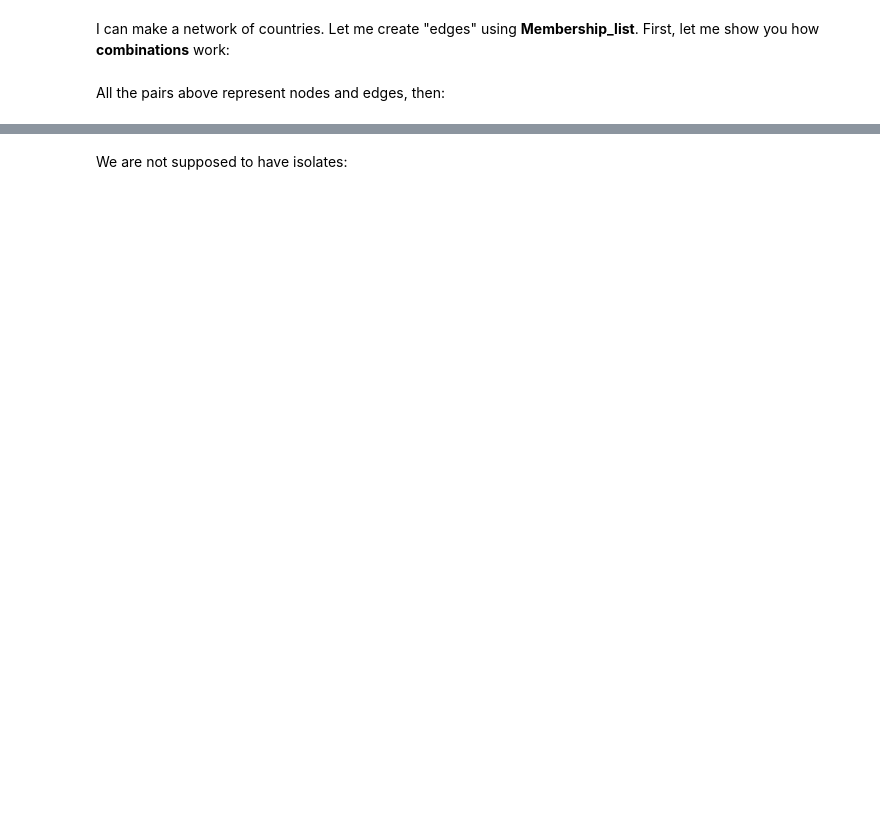
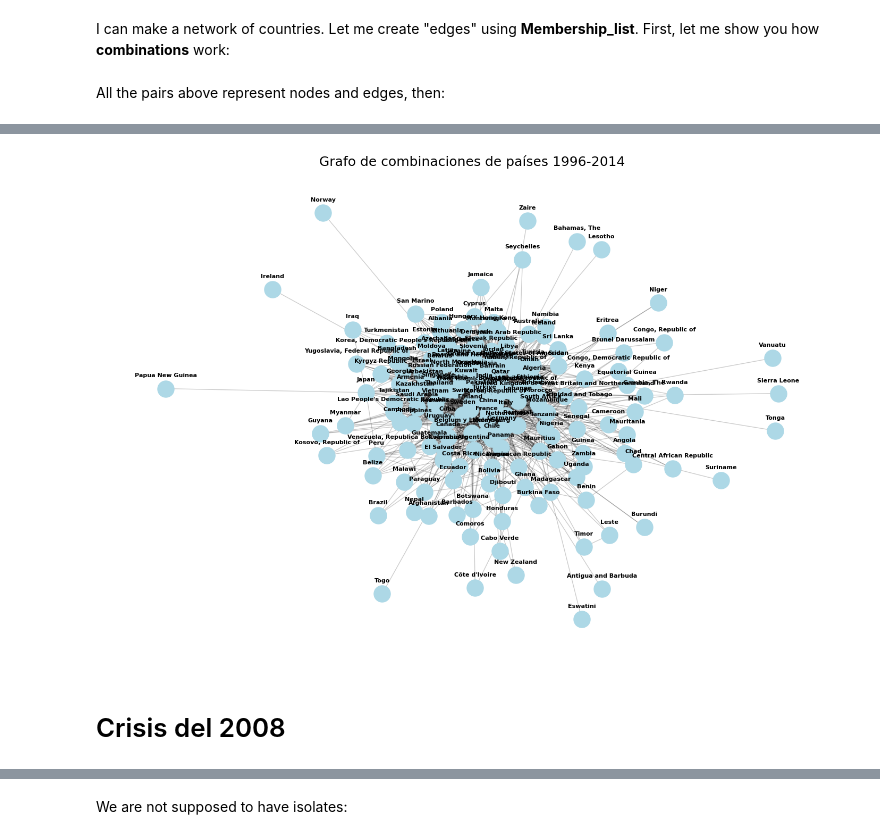
Before and after one commit to luccemhu/3-TAREA-1INT46-PUCP, a Jupyter notebook: index.ipynb, the cells around one changed output, grey strips where cells are left out. Drawn from its saved outputs; the diff is of its cells as text; code cells hidden in the pictures; blank space fills up the shorter version.

```diff
--- a/index.ipynb
+++ b/index.ipynb
@@ -568,0 +58,8 @@ tradeDF.info()
+# %%
+# Convertir los valores de 'ICSID Ref' a 'Yes' o 'No', dejando solo 'Yes'
+tradeDF['ICSID'] = tradeDF['ICSID'].str.strip().str.lower()  # Normalizar los valores
+tradeDF['ICSID'] = tradeDF['ICSID'].replace(['yes'], 'Yes')  # Convertir 'yes' a 'Yes'
+tradeDF['ICSID'] = tradeDF['ICSID'].replace(['no'], 'No')  # Convertir 'No' a 'No' (opcional)
+# %%
+# Reemplazar '/' por '-' en la columna 'Parties'
+tradeDF['parties'] = tradeDF['parties'].str.replace('/', '-', regex=False)
@@ -634,0 +140,20 @@ Let's count each time a tuple happens:
+# %%
+# Inicializar una lista para almacenar todas las combinaciones
+all_combinations = []
+
+# Iterar a través de todas las filas del DataFrame
+for index, row in tradeDF.iterrows():
+    # Extraer y dividir la cadena en una lista de países
+    parties_list = [party.strip() for party in row['parties'].split('-')]
+    # Generar todas las combinaciones de dos países
+    combinations_list = list(combinations(sorted(parties_list), 2))
+
+    # Agregar las combinaciones a la lista total
+    all_combinations.extend(combinations_list)
+# %%
+# Crear un grafo a partir de todas las combinaciones
+Framework_Agreement_Net = nx.Graph(all_combinations)
+# Mostrar información sobre el grafo
+print("Combinaciones de países:", all_combinations)
+print("Nodos del grafo:", Framework_Agreement_Net.nodes())
+print("Aristas del grafo:", Framework_Agreement_Net.edges())
@@ -634,0 +164,21 @@ Let's count each time a tuple happens:
+# %%
+# Dibujar el grafo con mejor visualización
+plt.figure(figsize=(18, 12))  # Aumentar el tamaño de la figura
+pos = nx.spring_layout(Framework_Agreement_Net, k=0.2)  # Usar el layout de resorte con un valor k ajustado
+
+# Dibujar los nodos y las aristas
+nx.draw_networkx_edges(Framework_Agreement_Net, pos, alpha=0.2)
+nx.draw_networkx_nodes(Framework_Agreement_Net, pos, node_color='lightblue', node_size=500
+                       )
+
+# Ajustar el tamaño de la fuente y el offset
+label_pos = {k: (v[0], v[1] + 0.05) for k, v in pos.items()}  # Offset vertical para las etiquetas
+nx.draw_networkx_labels(Framework_Agreement_Net, label_pos, font_size=8, font_weight='bold', font_color='black')
+
+plt.title("Grafo de combinaciones de países 1996-2014", fontsize=18)
+plt.axis('off')  # Desactivar los ejes
+plt.show()
+# %% [output]
+[figure, added]
+# %% [markdown]
+# Crisis del 2008
```
Also changed, not shown: parts of 190 cells of this notebook.
